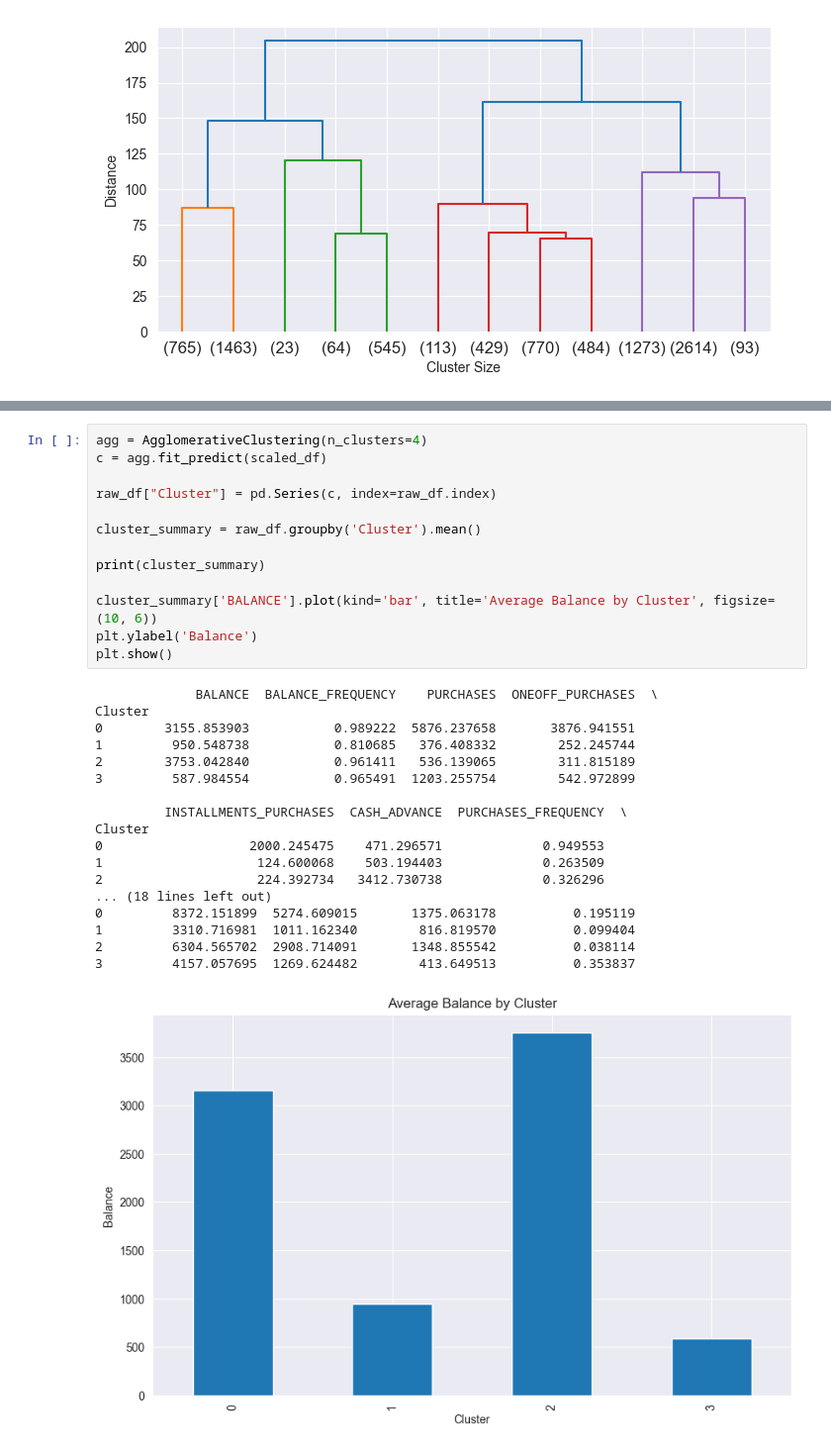
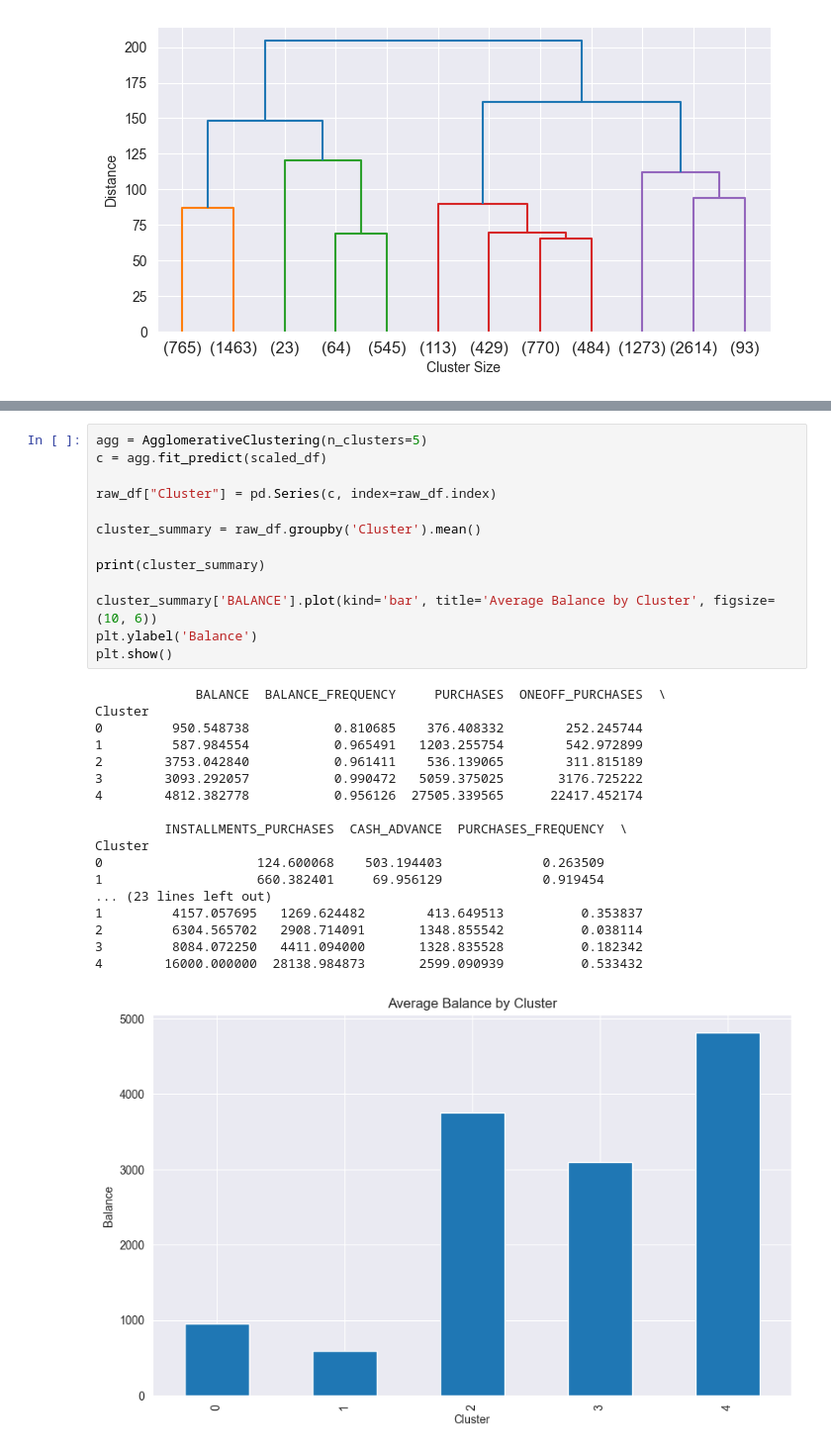
Before and after one commit to MikaParssinen/Applied-Machine-Learning, a Jupyter notebook: INL2/AgglomerativeClustering.ipynb, the cells around one changed output, grey strips where cells are left out. Shown: that part at 99% size. Cells and saved outputs as stored; diff of their text form.

```diff
--- a/INL2/AgglomerativeClustering.ipynb
+++ b/INL2/AgglomerativeClustering.ipynb
@@ -86,32 +33,32 @@ for i in range(0,4):
 # %%
-agg = AgglomerativeClustering(n_clusters=4)
+agg = AgglomerativeClustering(n_clusters=5)
 c = agg.fit_predict(scaled_df)
 
 raw_df["Cluster"] = pd.Series(c, index=raw_df.index)
 
 cluster_summary = raw_df.groupby('Cluster').mean()
 
 print(cluster_summary)
 
 cluster_summary['BALANCE'].plot(kind='bar', title='Average Balance by Cluster', figsize=(10, 6))
 plt.ylabel('Balance')
 plt.show()
 # %% [output]
-             BALANCE  BALANCE_FREQUENCY    PURCHASES  ONEOFF_PURCHASES  \
+             BALANCE  BALANCE_FREQUENCY     PURCHASES  ONEOFF_PURCHASES  \
 Cluster
-0        3155.853903           0.989222  5876.237658       3876.941551
-1         950.548738           0.810685   376.408332        252.245744
-2        3753.042840           0.961411   536.139065        311.815189
-3         587.984554           0.965491  1203.255754        542.972899
+0         950.548738           0.810685    376.408332        252.245744
+1         587.984554           0.965491   1203.255754        542.972899
+2        3753.042840           0.961411    536.139065        311.815189
+3        3093.292057           0.990472   5059.375025       3176.725222
+4        4812.382778           0.956126  27505.339565      22417.452174
 
          INSTALLMENTS_PURCHASES  CASH_ADVANCE  PURCHASES_FREQUENCY  \
 Cluster
-0                   2000.245475    471.296571             0.949553
-1                    124.600068    503.194403             0.263509
-2                    224.392734   3412.730738             0.326296
-... (18 lines left out)
-0         8372.151899  5274.609015       1375.063178          0.195119
-1         3310.716981  1011.162340        816.819570          0.099404
-2         6304.565702  2908.714091       1348.855542          0.038114
-3         4157.057695  1269.624482        413.649513          0.353837
+0                    124.600068    503.194403             0.263509
+1                    660.382401     69.956129             0.919454
+... (23 lines left out)
+1         4157.057695   1269.624482        413.649513          0.353837
+2         6304.565702   2908.714091       1348.855542          0.038114
+3         8084.072250   4411.094000       1328.835528          0.182342
+4        16000.000000  28138.984873       2599.090939          0.533432
-[figure, old version]
+[figure, new version]
```
Also changed, not shown: parts of 3 cells of this notebook, 3 other files.
